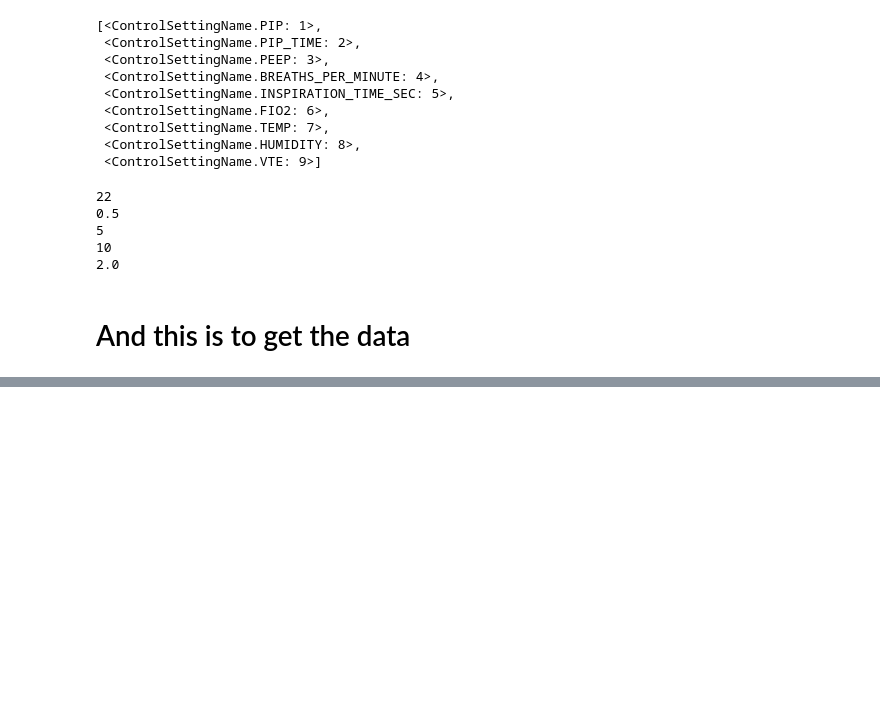
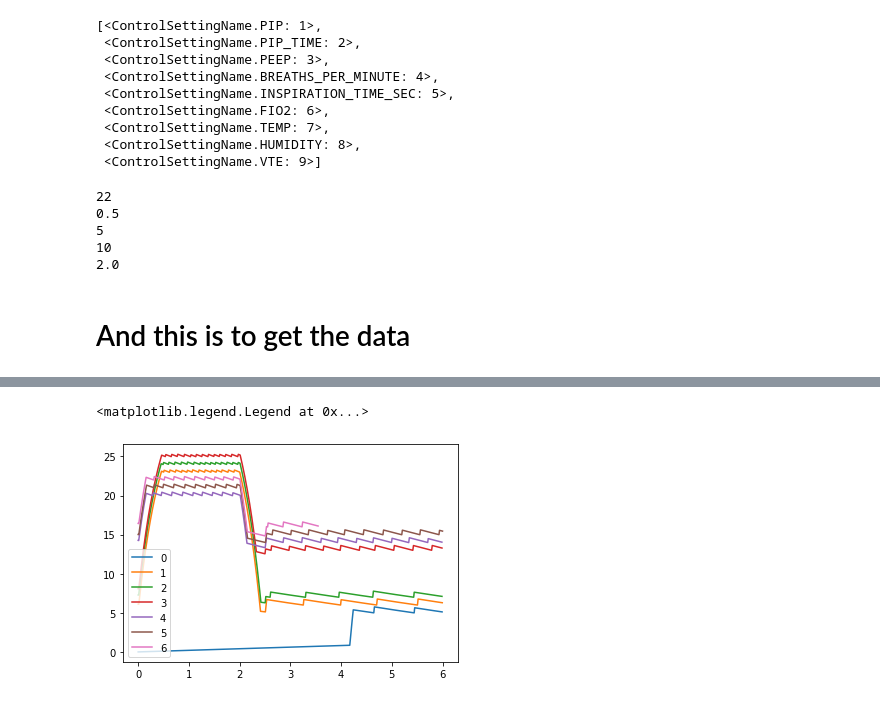
Before and after one commit to CohenLabPrinceton/pvp, a Jupyter notebook: sandbox/testPIDControllerClass.ipynb, the cells around one changed output, grey strips where cells are left out. Cells and saved outputs as stored; diff of their text form; code cells hidden in the pictures; blank space fills up the shorter version.

```diff
--- a/sandbox/testPIDControllerClass.ipynb
+++ b/sandbox/testPIDControllerClass.ipynb
@@ -157,0 +163,10 @@ pl.legend()
+# %%
+for k in thread1.ContollInstance.Controller.cycle_waveforms.keys():
+    array = thread1.ContollInstance.Controller.cycle_waveforms[k]
+    phase = array[:,0]
+    pressure = array[:,1]
+    pl.plot(phase, pressure+k, label=k)
+pl.legend()
+# %% [output]
+<matplotlib.legend.Legend at 0x...>
+[figure, added]
```
Also changed, not shown: parts of 6 cells of this notebook, 1 other file.
